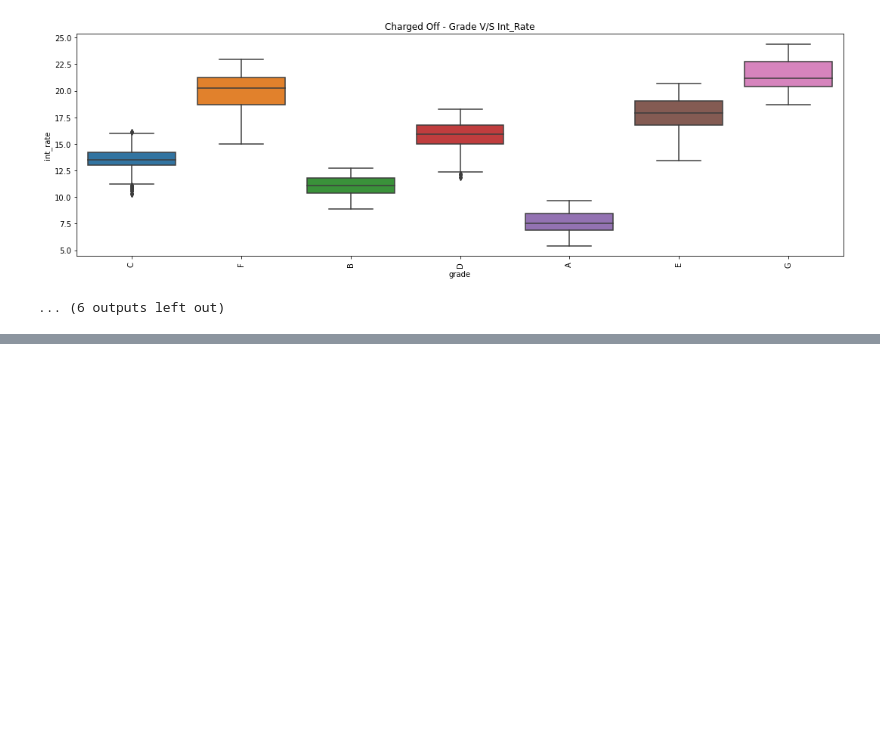
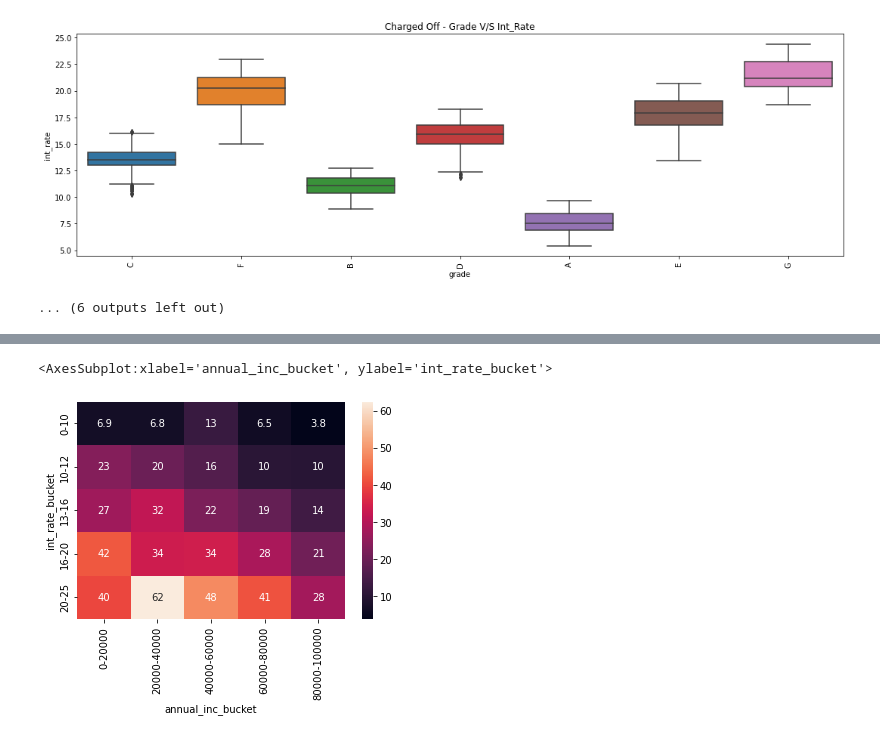
Before and after one commit to priyesh-shah/LendingClubCaseStudy, a Jupyter notebook: Group_Priyesh_Kailash_Shah.ipynb, the cells around one changed output, grey strips where cells are left out. Drawn from its saved outputs; the diff is of its cells as text; code cells hidden in the pictures; blank space fills up the shorter version.

```diff
--- a/Group_Priyesh_Kailash_Shah.ipynb
+++ b/Group_Priyesh_Kailash_Shah.ipynb
@@ -665,0 +672,18 @@ plotBoxChart('delinq_2yrs','int_rate')
+# %%
+#Creating categories to check which category has more defaulters
+data['loan_amnt_bucket'] = pd.cut(data['loan_amnt'], [0, 7000, 14000, 21000, 28000, 35000], labels=['0-7000', '7000-14000', '14000-21000', '21000-28000', '28000-35000'])
+data['annual_inc_bucket'] = pd.cut(data['annual_inc'], [0, 20000, 40000, 60000, 80000,1000000], labels=['0-20000', '20000-40000', '40000-60000', '60000-80000', '80000-100000'])
+data['int_rate_bucket'] = pd.cut(data['int_rate'], [0, 10, 12, 16, 20, 25], labels=['0-10', '10-12', '12-16', '16-20','20-25'])
+# %%
+result1 = data.groupby(by=['annual_inc_bucket','loan_amnt_bucket','int_rate_bucket','loan_status']).loan_status.count().unstack().fillna(0)
+result1['Total'] = result1['Charged Off']+result1['Fully Paid']
+result1['% Charged Off'] = (result1['Charged Off']/(result1['Total'])*100)
+result1 = result1[~result1['% Charged Off'].isna()].reset_index()
+result1.sort_values(by=['% Charged Off'],ascending=False,inplace=True)
+result1
+
+#Observation
+#Major loans defaulters are in range
+#Annual_inc 20000-40000
+#Loan_amnt 21000-28000
+#Int Rate 20-25
@@ -665,0 +708,6 @@ plotBoxChart('delinq_2yrs','int_rate')
+# %%
+result3 = pd.pivot_table(data=result1,index='int_rate_bucket',columns='annual_inc_bucket',values='% Charged Off')
+sns.heatmap(result3,annot=True)
+# %% [output]
+<AxesSubplot:xlabel='annual_inc_bucket', ylabel='int_rate_bucket'>
+[figure, added]
```
Also changed, not shown: parts of 20 cells of this notebook, 1 other file.
